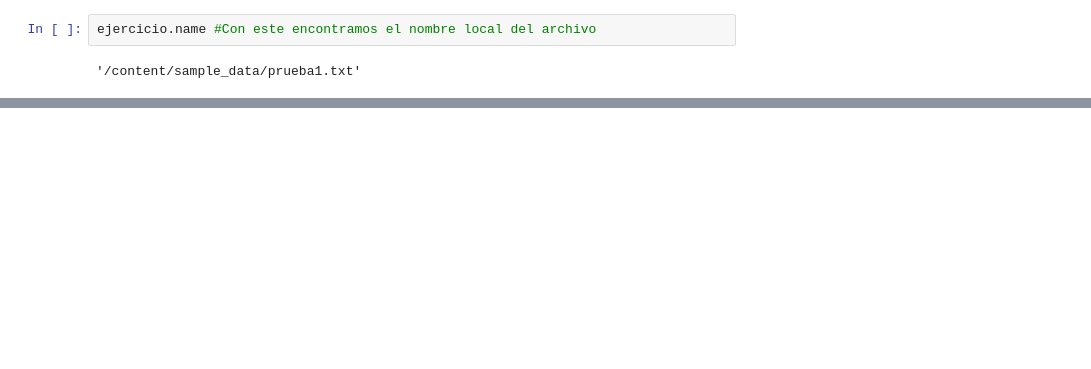
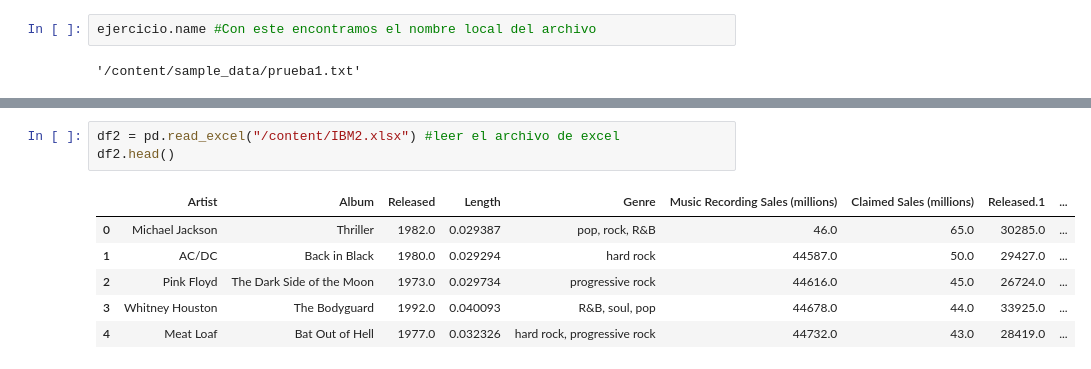
Before and after one commit to PosgradoMNA/actividades-de-aprendizaje-Malm24, a Jupyter notebook: Semana_2_Actividad_1_Python_for_Data_Science_(IBM)_A01113135.ipynb, the cells around one changed output, grey strips where cells are left out. Saved outputs shown, nothing was run; the diff lists cells and outputs as text; blank space fills up the shorter version.

```diff
--- a/Semana_2_Actividad_1_Python_for_Data_Science_(IBM)_A01113135.ipynb
+++ b/Semana_2_Actividad_1_Python_for_Data_Science_(IBM)_A01113135.ipynb
@@ -12,0 +145,10 @@ ejercicio.name #Con este encontramos el nombre local del archivo
+# %%
+df2 = pd.read_excel("/content/IBM2.xlsx") #leer el archivo de excel
+df2.head()
+# %% [output]
+|  | Artist | Album | Released | Length | Genre | Music Recording Sales (millions) | Claimed Sales (millions) | Released.1 | ... |
+| 0 | Michael Jackson | Thriller | 1982.0 | 0.029387 | pop, rock, R&B | 46.0 | 65.0 | 30285.0 | ... |
+| 1 | AC/DC | Back in Black | 1980.0 | 0.029294 | hard rock | 44587.0 | 50.0 | 29427.0 | ... |
+| 2 | Pink Floyd | The Dark Side of the Moon | 1973.0 | 0.029734 | progressive rock | 44616.0 | 45.0 | 26724.0 | ... |
+| 3 | Whitney Houston | The Bodyguard | 1992.0 | 0.040093 | R&B, soul, pop | 44678.0 | 44.0 | 33925.0 | ... |
+| 4 | Meat Loaf | Bat Out of Hell | 1977.0 | 0.032326 | hard rock, progressive rock | 44732.0 | 43.0 | 28419.0 | ... |
```
Also changed, not shown: parts of 34 cells of this notebook.
